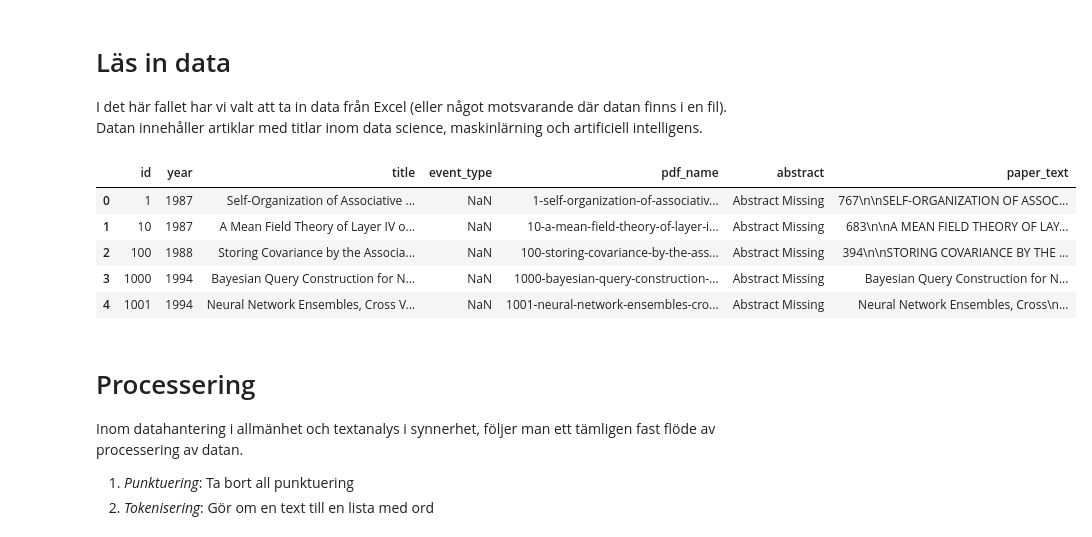
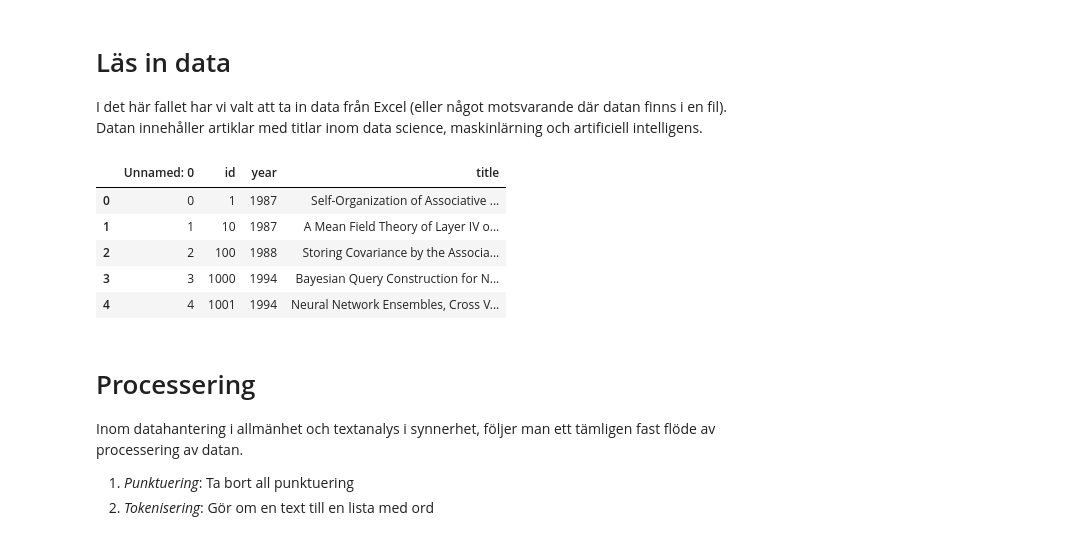
Before and after one commit to idastorm/kurs_python_programmering, a Jupyter notebook: Session 1/Demo 1.ipynb, the cells around one changed output. Saved outputs shown, nothing was run; the diff lists cells and outputs as text; code cells hidden in the pictures.

Commit message:
Changed doc title

```diff
--- a/Session 1/Demo 1.ipynb
+++ b/Session 1/Demo 1.ipynb
@@ -11,17 +11,17 @@ import pandas as pd
 I det här fallet har vi valt att ta in data från Excel (eller något motsvarande där datan finns i en fil). Datan innehåller artiklar med titlar inom data science, maskinlärning och artificiell intelligens.
 # %%
 # Read Excel file or .csv file
-papers = pd.read_csv('papers.csv')
+papers = pd.read_csv('paper_titles_and_year.csv')
 
 # Display first five rows
 papers.head(5)
 # %% [output]
-|  | id | year | title | event_type | pdf_name | abstract | paper_text |
-| 0 | 1 | 1987 | Self-Organization of Associative ... | NaN | 1-self-organization-of-associativ... | Abstract Missing | 767\n\nSELF-ORGANIZATION OF ASSOC... |
-| 1 | 10 | 1987 | A Mean Field Theory of Layer IV o... | NaN | 10-a-mean-field-theory-of-layer-i... | Abstract Missing | 683\n\nA MEAN FIELD THEORY OF LAY... |
-| 2 | 100 | 1988 | Storing Covariance by the Associa... | NaN | 100-storing-covariance-by-the-ass... | Abstract Missing | 394\n\nSTORING COVARIANCE BY THE ... |
-| 3 | 1000 | 1994 | Bayesian Query Construction for N... | NaN | 1000-bayesian-query-construction-... | Abstract Missing | Bayesian Query Construction for N... |
-| 4 | 1001 | 1994 | Neural Network Ensembles, Cross V... | NaN | 1001-neural-network-ensembles-cro... | Abstract Missing | Neural Network Ensembles, Cross\n... |
+|  | Unnamed: 0 | id | year | title |
+| 0 | 0 | 1 | 1987 | Self-Organization of Associative ... |
+| 1 | 1 | 10 | 1987 | A Mean Field Theory of Layer IV o... |
+| 2 | 2 | 100 | 1988 | Storing Covariance by the Associa... |
+| 3 | 3 | 1000 | 1994 | Bayesian Query Construction for N... |
+| 4 | 4 | 1001 | 1994 | Neural Network Ensembles, Cross V... |
 # %% [markdown]
 # Processering
 Inom datahantering i allmänhet och textanalys i synnerhet, följer man ett tämligen fast flöde av processering av datan.
```
Also changed, not shown: parts of 1 cell of this notebook.
